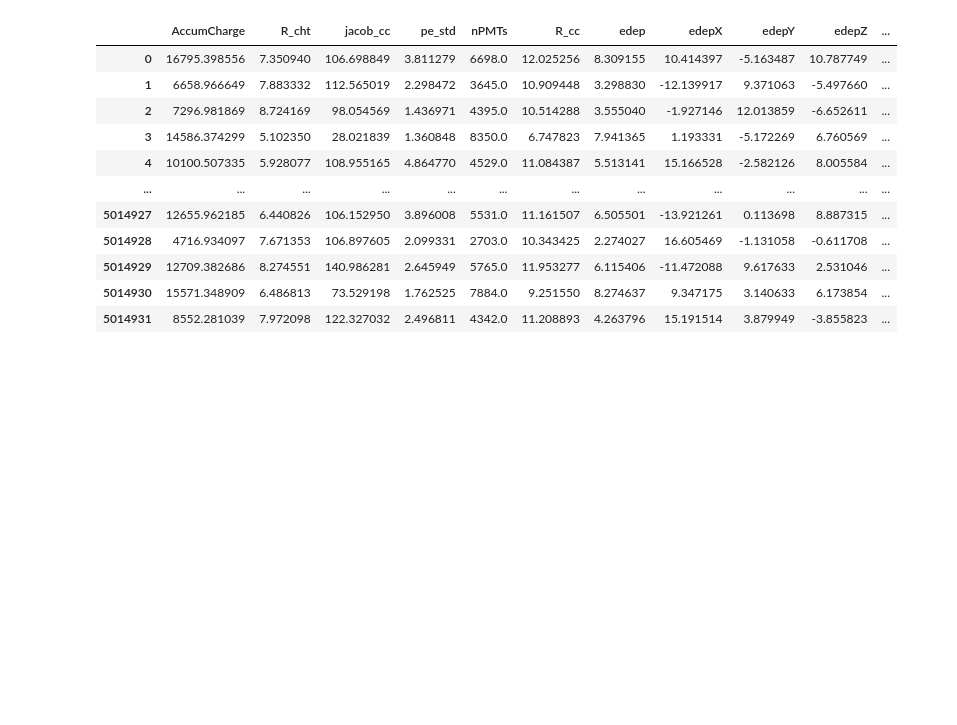
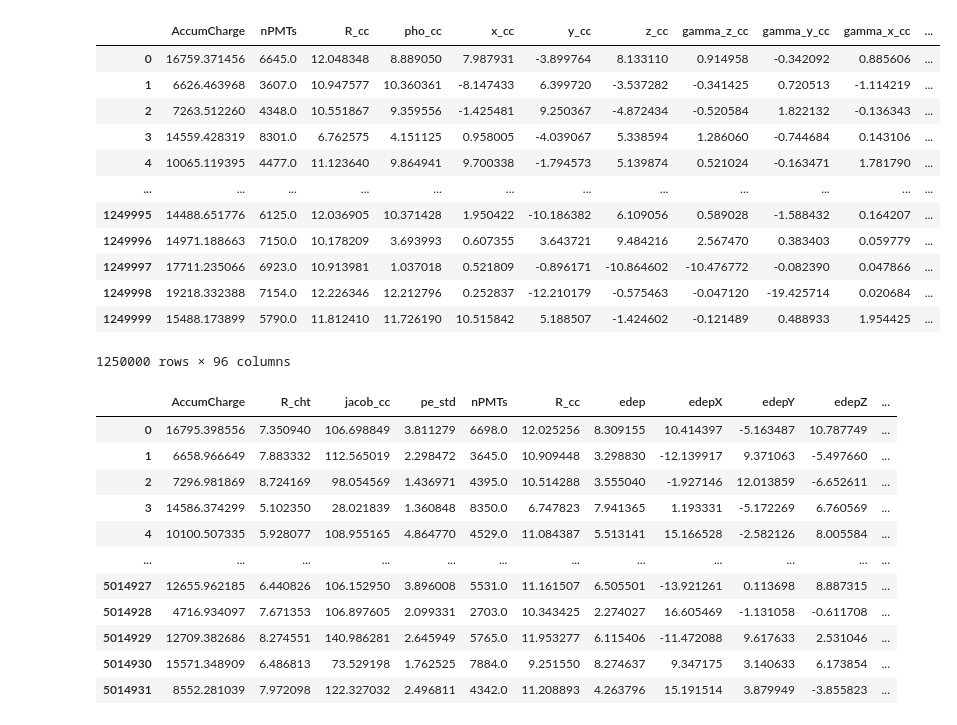
Before and after one commit to ArseniiGav/J21_SYSU, a Jupyter notebook: join_train_real.ipynb, the cells around one changed output. Drawn from its saved outputs; the diff is of its cells as text; code cells hidden in the pictures; blank space fills up the shorter version.

```diff
--- a/join_train_real.ipynb
+++ b/join_train_real.ipynb
@@ -11,3 +11,19 @@ for i in tqdm(np.linspace(100, 900, 9)):
 data_real = data_real.reset_index().drop('index', axis=1)
 # %%
 data_real.to_csv('/mnt/cephfs/ml_data/mc_2021/processed_data/ProcessedTrainReal/ProcessedTrain.csv.gz', index=False, compression='gzip')
+# %%
+data_real[:int(1.25e6)]
+# %% [output]
+|  | AccumCharge | nPMTs | R_cc | pho_cc | x_cc | y_cc | z_cc | gamma_z_cc | gamma_y_cc | gamma_x_cc | ... |
+| 0 | 16759.371456 | 6645.0 | 12.048348 | 8.889050 | 7.987931 | -3.899764 | 8.133110 | 0.914958 | -0.342092 | 0.885606 | ... |
+| 1 | 6626.463968 | 3607.0 | 10.947577 | 10.360361 | -8.147433 | 6.399720 | -3.537282 | -0.341425 | 0.720513 | -1.114219 | ... |
+| 2 | 7263.512260 | 4348.0 | 10.551867 | 9.359556 | -1.425481 | 9.250367 | -4.872434 | -0.520584 | 1.822132 | -0.136343 | ... |
+| 3 | 14559.428319 | 8301.0 | 6.762575 | 4.151125 | 0.958005 | -4.039067 | 5.338594 | 1.286060 | -0.744684 | 0.143106 | ... |
+| 4 | 10065.119395 | 4477.0 | 11.123640 | 9.864941 | 9.700338 | -1.794573 | 5.139874 | 0.521024 | -0.163471 | 1.781790 | ... |
+| ... | ... | ... | ... | ... | ... | ... | ... | ... | ... | ... | ... |
+| 1249995 | 14488.651776 | 6125.0 | 12.036905 | 10.371428 | 1.950422 | -10.186382 | 6.109056 | 0.589028 | -1.588432 | 0.164207 | ... |
+| 1249996 | 14971.188663 | 7150.0 | 10.178209 | 3.693993 | 0.607355 | 3.643721 | 9.484216 | 2.567470 | 0.383403 | 0.059779 | ... |
+| 1249997 | 17711.235066 | 6923.0 | 10.913981 | 1.037018 | 0.521809 | -0.896171 | -10.864602 | -10.476772 | -0.082390 | 0.047866 | ... |
+| 1249998 | 19218.332388 | 7154.0 | 12.226346 | 12.212796 | 0.252837 | -12.210179 | -0.575463 | -0.047120 | -19.425714 | 0.020684 | ... |
+| 1249999 | 15488.173899 | 5790.0 | 11.812410 | 11.726190 | 10.515842 | 5.188507 | -1.424602 | -0.121489 | 0.488933 | 1.954425 | ... |
+1250000 rows × 96 columns
```
Also changed, not shown: parts of 3 cells of this notebook, 13 other files.
